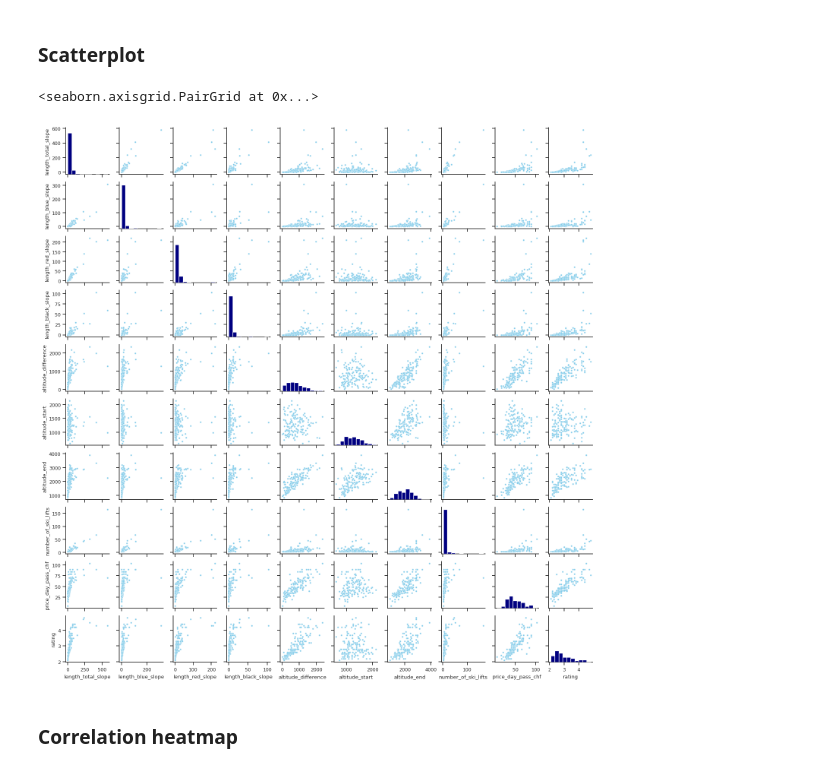
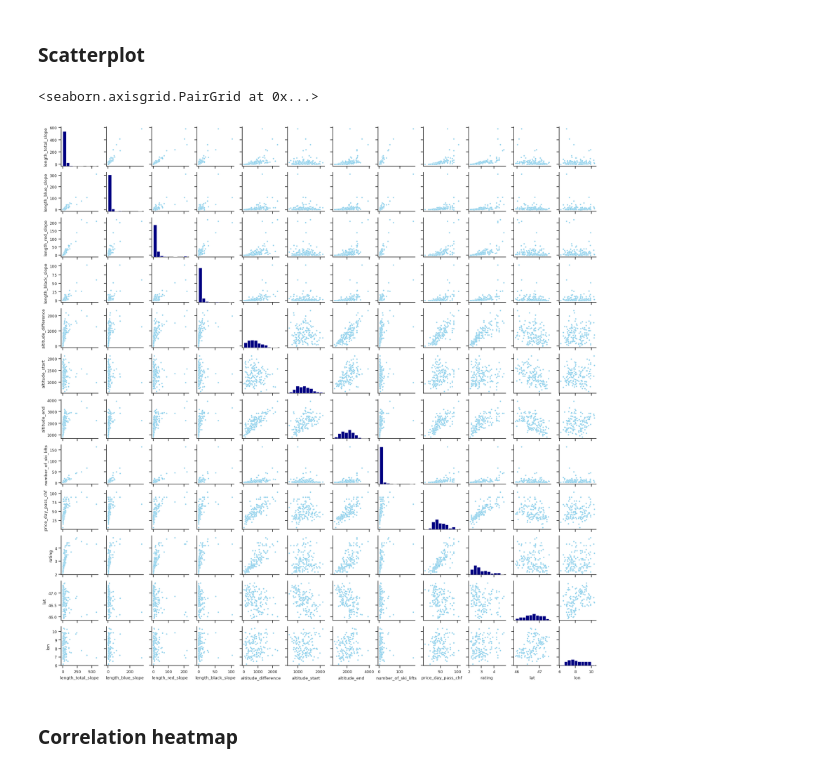
Before and after one commit to forstkev/arm_quant, a Jupyter notebook: projekt_notebook.ipynb, the cells around one changed output. Cells and saved outputs as stored; diff of their text form; code cells hidden in the pictures.

```diff
--- a/projekt_notebook.ipynb
+++ b/projekt_notebook.ipynb
@@ -243,5 +243,9 @@ print(df_skipass.dtypes)"""
 
 # Histogram of number of ski lifts
 plt.figure(figsize=(10, 6))
-sns.histplot(df_skipass['number_of_ski_lifts'], bins=20, kde=True)
+sns.histplot(df_skipass['number_of_ski_lifts'],
+             bins=20,
+             color='skyblue',
+             alpha=0.9)
+sns.set_style("darkgrid")
 # %% [output]
@@ -323,6 +326,9 @@ df = pd.read_sql(query, con=engine).dropna()
 # Close the cursor and connection
 cursor.close()
 conn.close()
+
+# Drop Nan values
+df = df.dropna()
 # %% [output]
 Erfolgreich mit MySQL verbunden!
 # %% [markdown]
@@ -448,26 +466,29 @@ pd.pivot_table(df[['length_total_slope',
 # %% [markdown]
 ### Scatterplot
 # %%
+# Good overview of the data and the distribution of the values
 sns.set(color_codes=True)
 sns.set(style="ticks", font_scale=0.8)
 g = sns.PairGrid(df[['length_total_slope',
                      'length_blue_slope',
                      'length_red_slope',
                      'length_black_slope',
                      'altitude_difference',
                      'altitude_start',
                      'altitude_end',
                      'number_of_ski_lifts',
                      'price_day_pass_chf',
-                     'rating']],
+                     'rating',
+                     'lat',
+                     'lon']],
                  height=1.5,
                  aspect=1)
 g.map_upper(sns.scatterplot,color='skyblue', s=10)
 g.map_lower(sns.scatterplot, color='skyblue', s=10)
 g.map_diag(plt.hist, color='navy')
 # %% [output]
 <seaborn.axisgrid.PairGrid at 0x...>
-[figure, old version]
+[figure, new version]
 # %% [markdown]
 ### Correlation heatmap
 # %%
```
Also changed, not shown: parts of 33 cells of this notebook, 3 other files.
